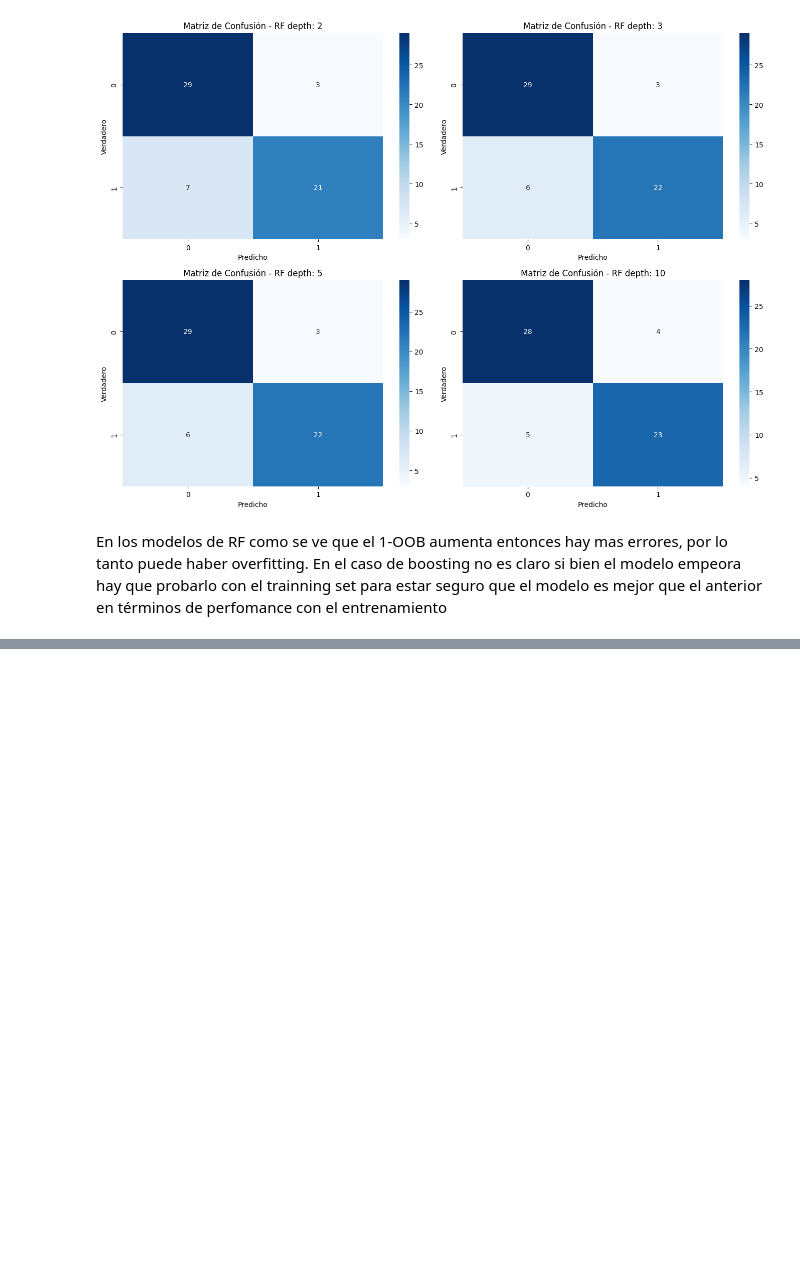
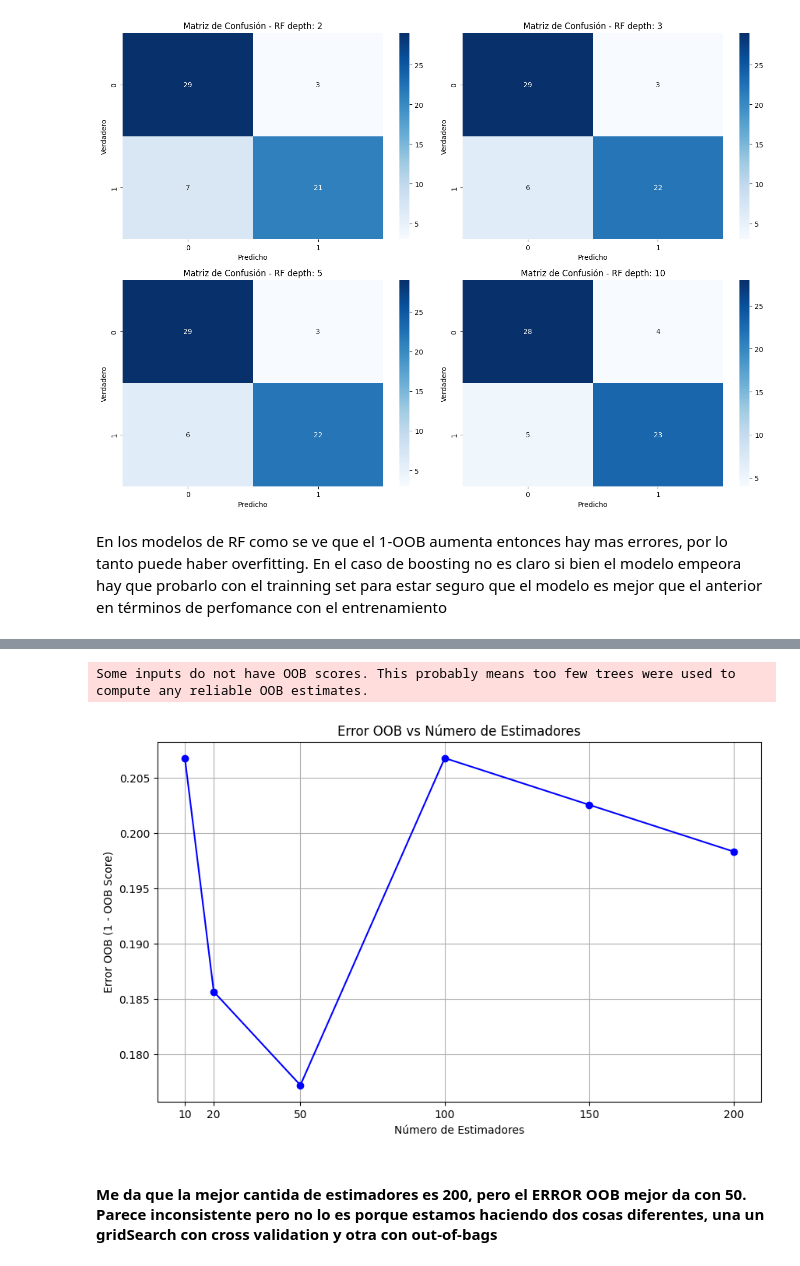
Before and after one commit to marcopadila/Aprendizaje1, a Jupyter notebook: clase06/notebook_06-carlos.ipynb, the cells around one changed output, grey strips where cells are left out. Drawn from its saved outputs; the diff is of its cells as text; code cells hidden in the pictures; blank space fills up the shorter version.

```diff
--- a/clase06/notebook_06-carlos.ipynb
+++ b/clase06/notebook_06-carlos.ipynb
@@ -469,0 +472,18 @@ En el caso de boosting no es claro si bien el modelo empeora hay que probarlo co
+# %%
+
+from sklearn.model_selection import GridSearchCV
+
+gridSearchRF= GridSearchCV(
+    estimator=RandomForestClassifier(random_state=100, oob_score=True),
+    param_grid={'n_estimators': [50, 100, 200,300], 'max_depth': [None,1,2,3, 5, 10],"max_features": ['sqrt', 'log2']},
+    scoring='accuracy',
+    cv=5,
+    verbose=1,
+    n_jobs=-1
+)
+
+gridSearchRF.fit(X_train, y_train)
+
+# Entrenar el modelo con los datos de entrenamiento
+rf_model_gridcv=gridSearchRF.best_estimator_
+print(f"Mejores parámetros encontrados: {gridSearchRF.best_params_}")
@@ -469,0 +521,23 @@ En el caso de boosting no es claro si bien el modelo empeora hay que probarlo co
+# %%
+#calculamos random forest con los mejores parametos encontrados, pero para 10, 20, 50, 100, 150 y 200 estimators
+estimators=[10,20,50,100,150,200]
+oob_scores=[]
+for n_estimators in estimators:
+    rf_model = RandomForestClassifier(n_estimators=n_estimators, random_state=100, oob_score=True,max_depth=3,max_features='sqrt')
+    rf_model.fit(X_train, y_train)
+    oob_scores.append(1 - rf_model.oob_score_)  # Guardamos el error OOB
+
+# Visualizar el Error OOB
+plt.figure(figsize=(10, 6))
+plt.plot(estimators, oob_scores, marker='o', linestyle='-', color='blue')
+plt.title('Error OOB vs Número de Estimadores')
+plt.xlabel('Número de Estimadores')
+plt.ylabel('Error OOB (1 - OOB Score)')
+plt.xticks(estimators)
+plt.grid()
+plt.show()
+# %% [output]
+Some inputs do not have OOB scores. This probably means too few trees were used to compute any reliable OOB estimates.
+[figure, added]
+# %% [markdown]
+#### Me da que la mejor cantida de estimadores es 200, pero el ERROR OOB mejor da con 50. Parece inconsistente pero no lo es porque estamos haciendo dos cosas diferentes, una un gridSearch con cross validation y otra con out-of-bags
```
Also changed, not shown: parts of 6 cells of this notebook.
